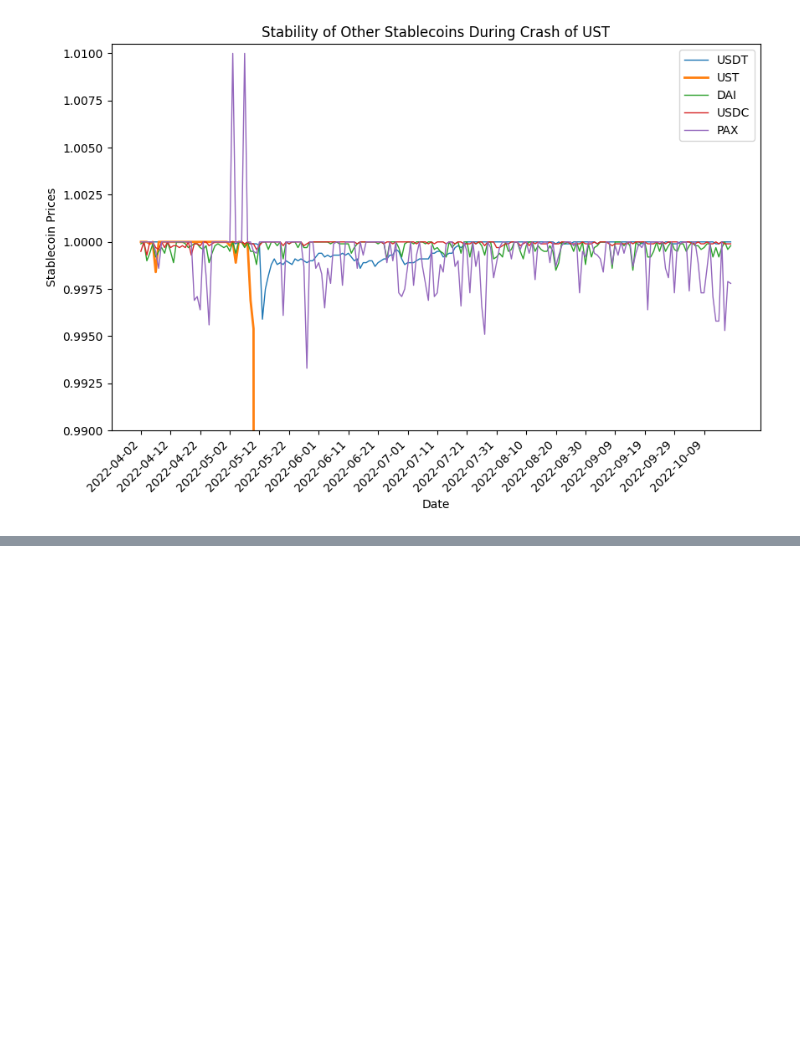
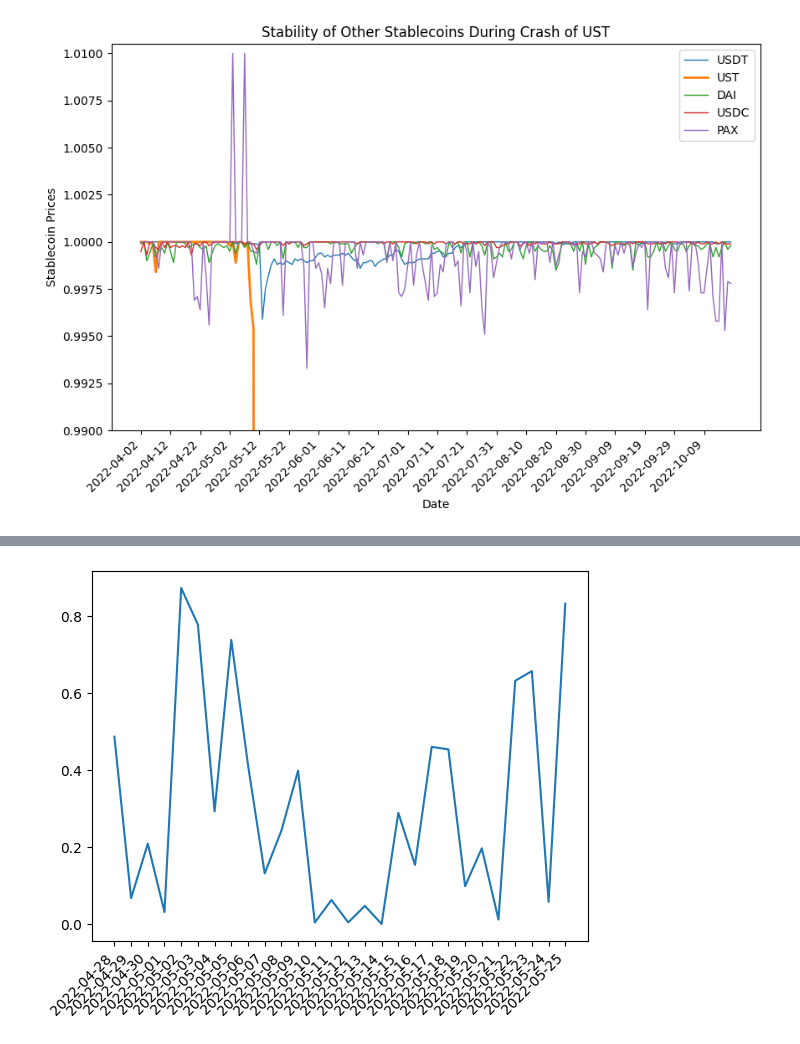
Before and after one commit to ChowchowWorks/DataBusters, a Jupyter notebook: src/crypto_prices.ipynb, the cells around one changed output, grey strips where cells are left out. Cells and saved outputs as stored; diff of their text form; code cells hidden in the pictures; blank space fills up the shorter version.

```diff
--- a/src/crypto_prices.ipynb
+++ b/src/crypto_prices.ipynb
@@ -292,0 +319,8 @@ plt.show()
+# %%
+wluna['close_position'] = (wluna['close'] - wluna['low']) / (wluna['high'] - wluna['low'])
+
+plt.plot(wluna['datetime'][26:54], wluna['close_position'][26:54])
+plt.xticks(wluna['datetime'][26:54], rotation = 45, ha = 'right')
+plt.show()
+# %% [output]
+[figure, added]
```
Also changed, not shown: parts of 7 cells of this notebook, 3 other files.
